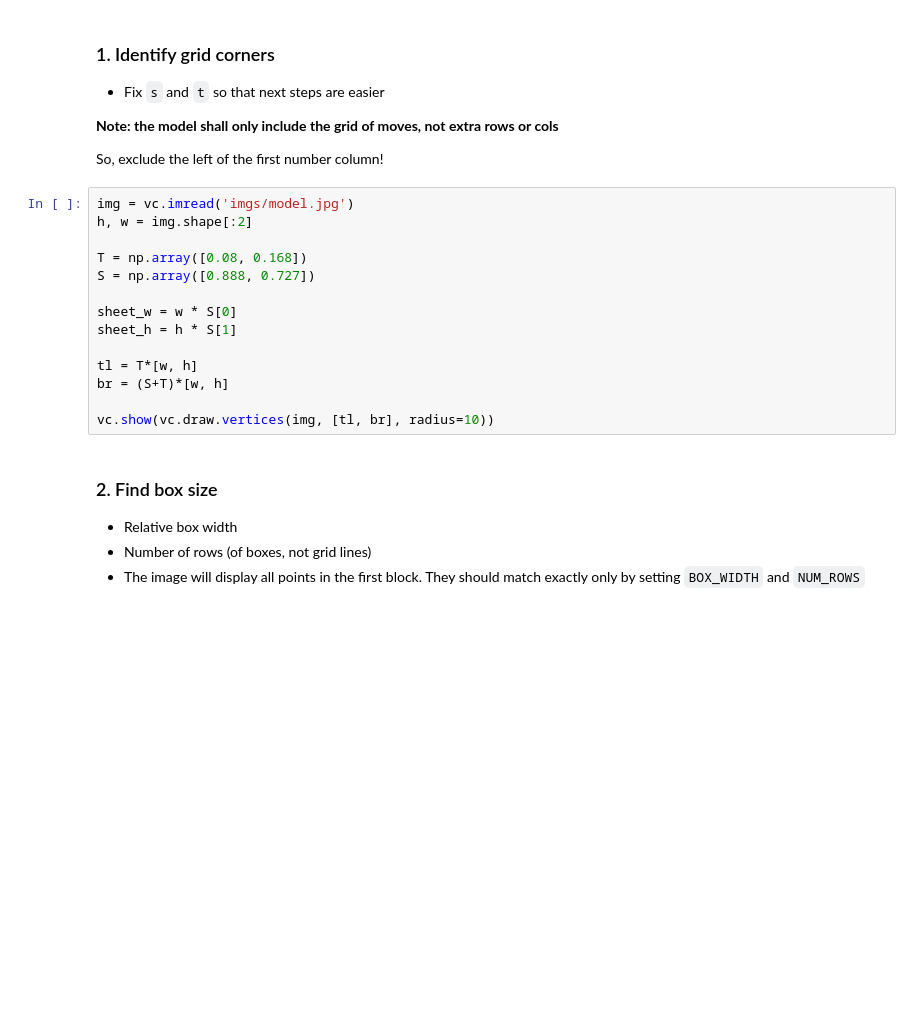
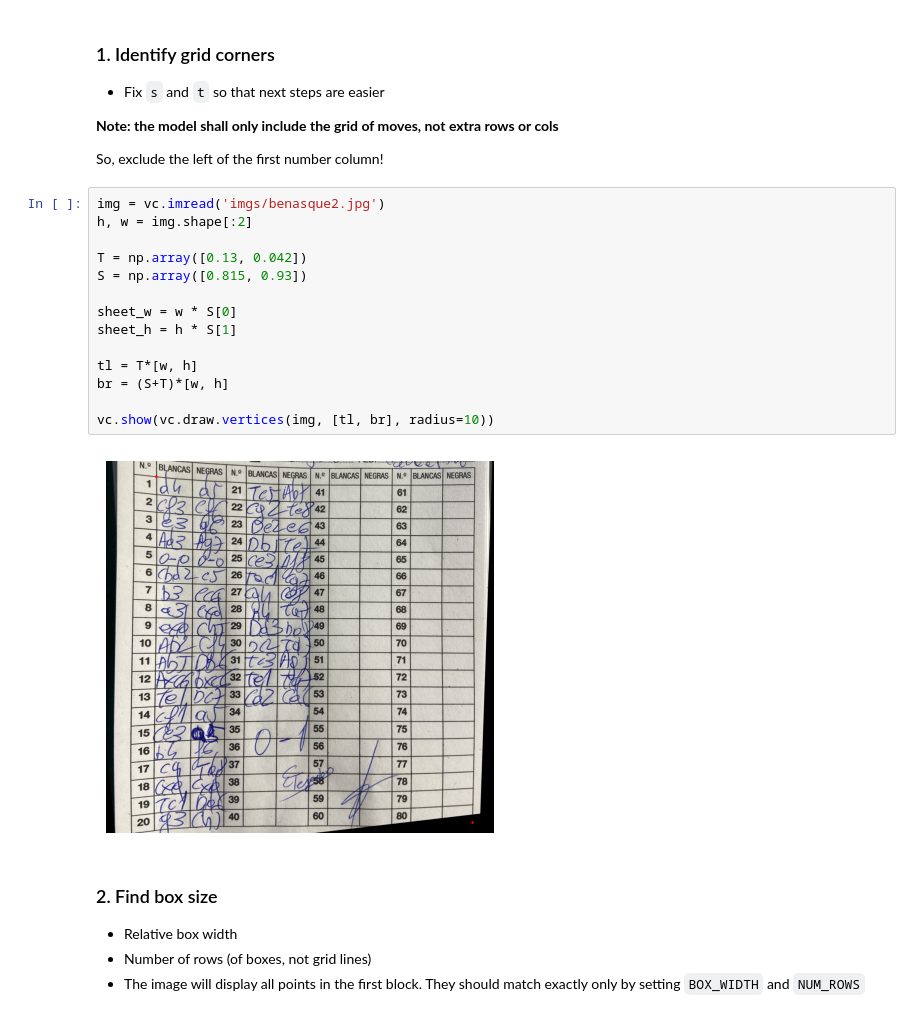
Before and after one commit to moveread/scoresheet-models, a Jupyter notebook: scripts/new-model.ipynb, the cells around one changed output. Saved outputs shown, nothing was run; the diff lists cells and outputs as text; blank space fills up the shorter version.

```diff
--- a/scripts/new-model.ipynb
+++ b/scripts/new-model.ipynb
@@ -18,19 +18,21 @@ PATHS = sorted(glob('imgs/**/*.jpg', recursive=True))
 
 So, exclude the left of the first number column!
 # %%
-img = vc.imread('imgs/model.jpg')
+img = vc.imread('imgs/benasque2.jpg')
 h, w = img.shape[:2]
 
-T = np.array([0.08, 0.168])
-S = np.array([0.888, 0.727])
+T = np.array([0.13, 0.042])
+S = np.array([0.815, 0.93])
 
 sheet_w = w * S[0]
 sheet_h = h * S[1]
 
 tl = T*[w, h]
 br = (S+T)*[w, h]
 
 vc.show(vc.draw.vertices(img, [tl, br], radius=10))
+# %% [output]
+[figure, added]
 # %% [markdown]
 ### 2. Find box size
 - Relative box width
```
Also changed, not shown: parts of 12 cells of this notebook, 5 other files.
